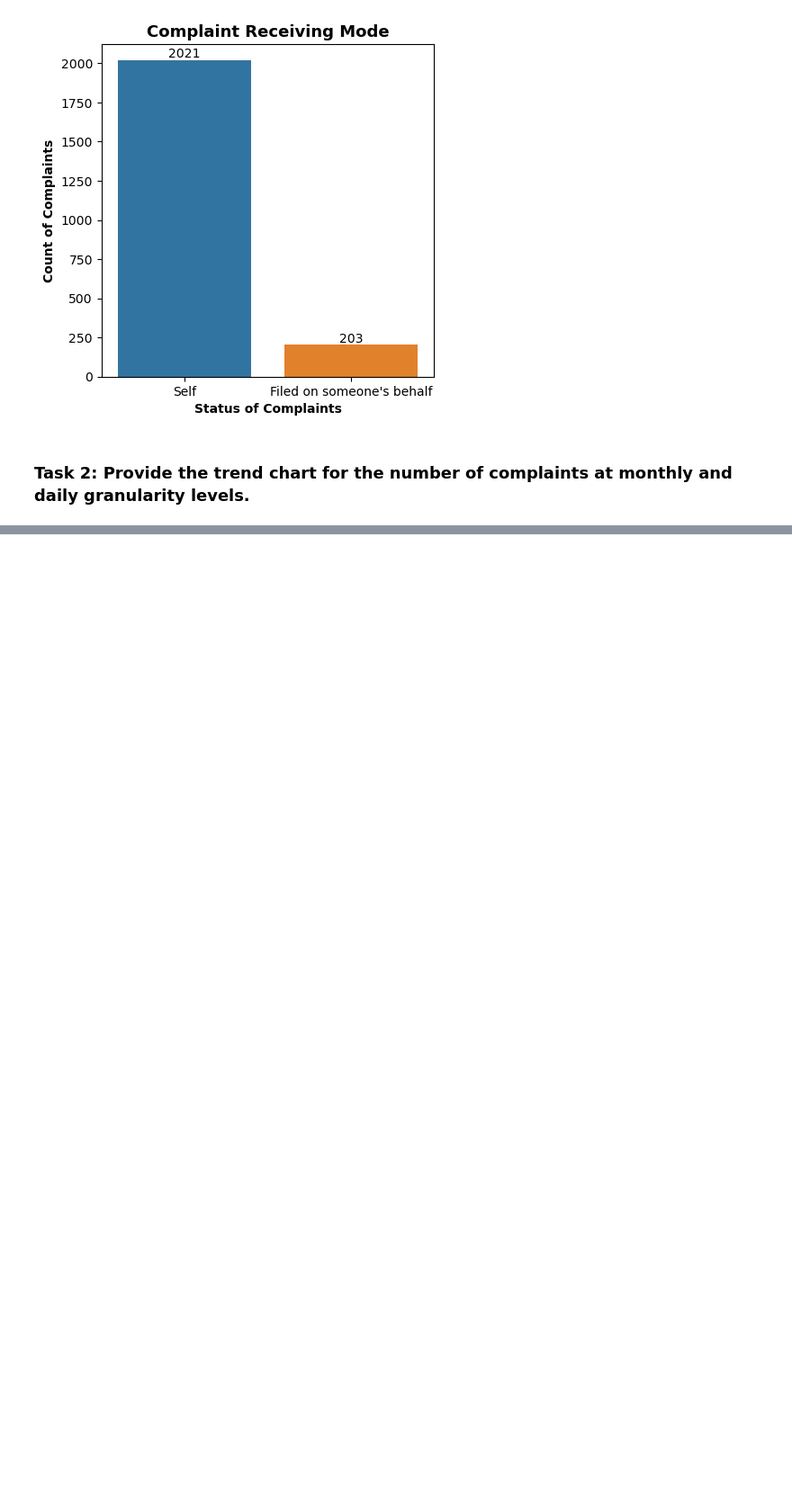
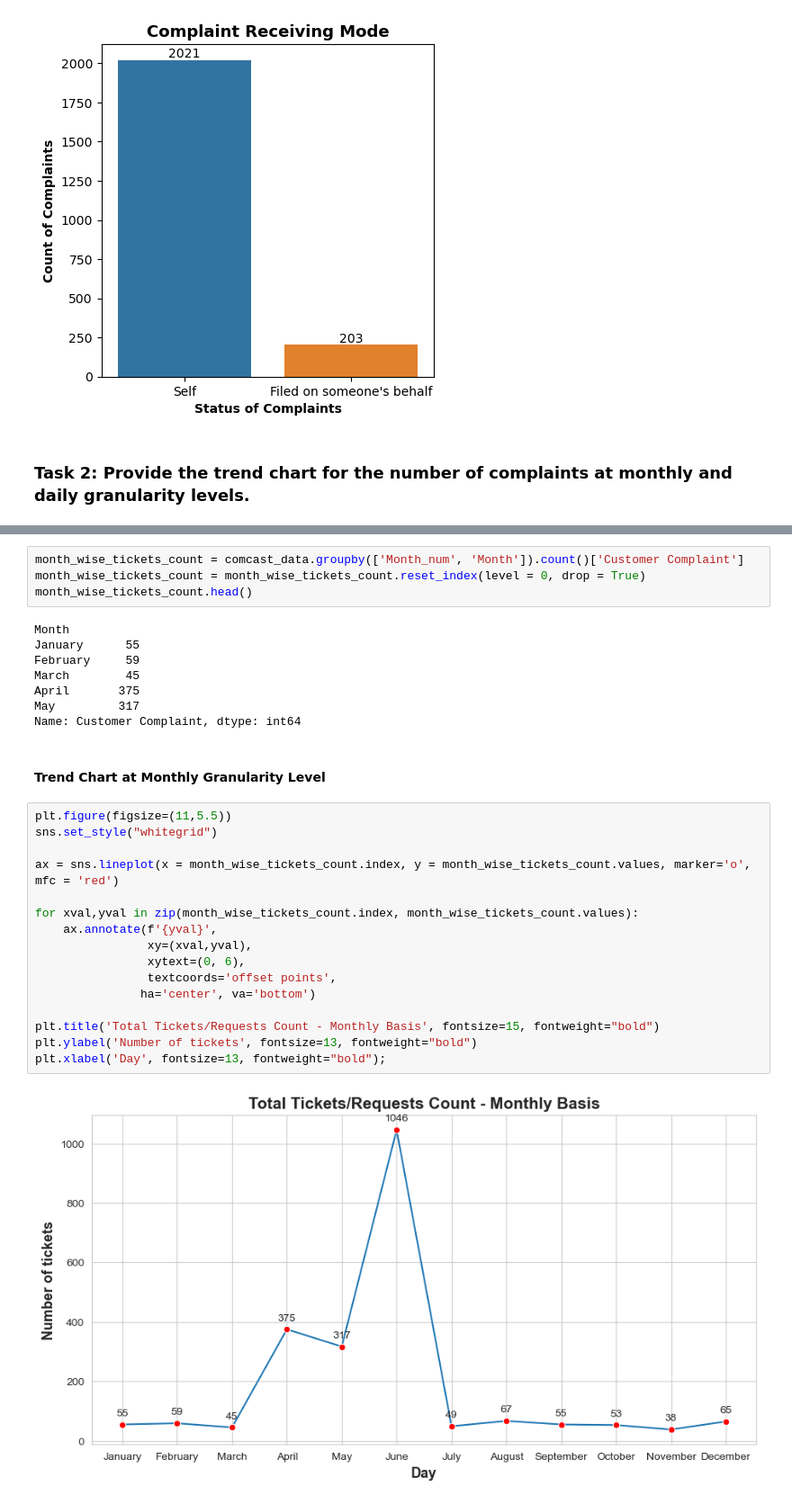
Before and after one commit to lavkushsingh31/Data_Science_Machine_Learning_Projects, a Jupyter notebook: Course Project - Comcast Telecom Consumer Complaints/Comcast Telecom Consumer Complaints.ipynb, the cells around one changed output, grey strips where cells are left out. Shown at 90% size. Drawn from its saved outputs; the diff is of its cells as text; blank space fills up the shorter version.

```diff
--- a/Course Project - Comcast Telecom Consumer Complaints/Comcast Telecom Consumer Complaints.ipynb
+++ b/Course Project - Comcast Telecom Consumer Complaints/Comcast Telecom Consumer Complaints.ipynb
@@ -144,0 +219,32 @@ plt.ylabel('Count of Complaints', fontweight="bold");
+# %%
+month_wise_tickets_count = comcast_data.groupby(['Month_num', 'Month']).count()['Customer Complaint']
+month_wise_tickets_count = month_wise_tickets_count.reset_index(level = 0, drop = True)
+month_wise_tickets_count.head()
+# %% [output]
+Month
+January      55
+February     59
+March        45
+April       375
+May         317
+Name: Customer Complaint, dtype: int64
+# %% [markdown]
+#### Trend Chart at Monthly Granularity Level
+# %%
+plt.figure(figsize=(11,5.5))
+sns.set_style("whitegrid")
+
+ax = sns.lineplot(x = month_wise_tickets_count.index, y = month_wise_tickets_count.values, marker='o', mfc = 'red')
+
+for xval,yval in zip(month_wise_tickets_count.index, month_wise_tickets_count.values):
+    ax.annotate(f'{yval}',
+                xy=(xval,yval),
+                xytext=(0, 6),
+                textcoords='offset points',
+               ha='center', va='bottom')
+
+plt.title('Total Tickets/Requests Count - Monthly Basis', fontsize=15, fontweight="bold")
+plt.ylabel('Number of tickets', fontsize=13, fontweight="bold")
+plt.xlabel('Day', fontsize=13, fontweight="bold");
+# %% [output]
+[figure, added]
```
Also changed, not shown: parts of 28 cells of this notebook.
